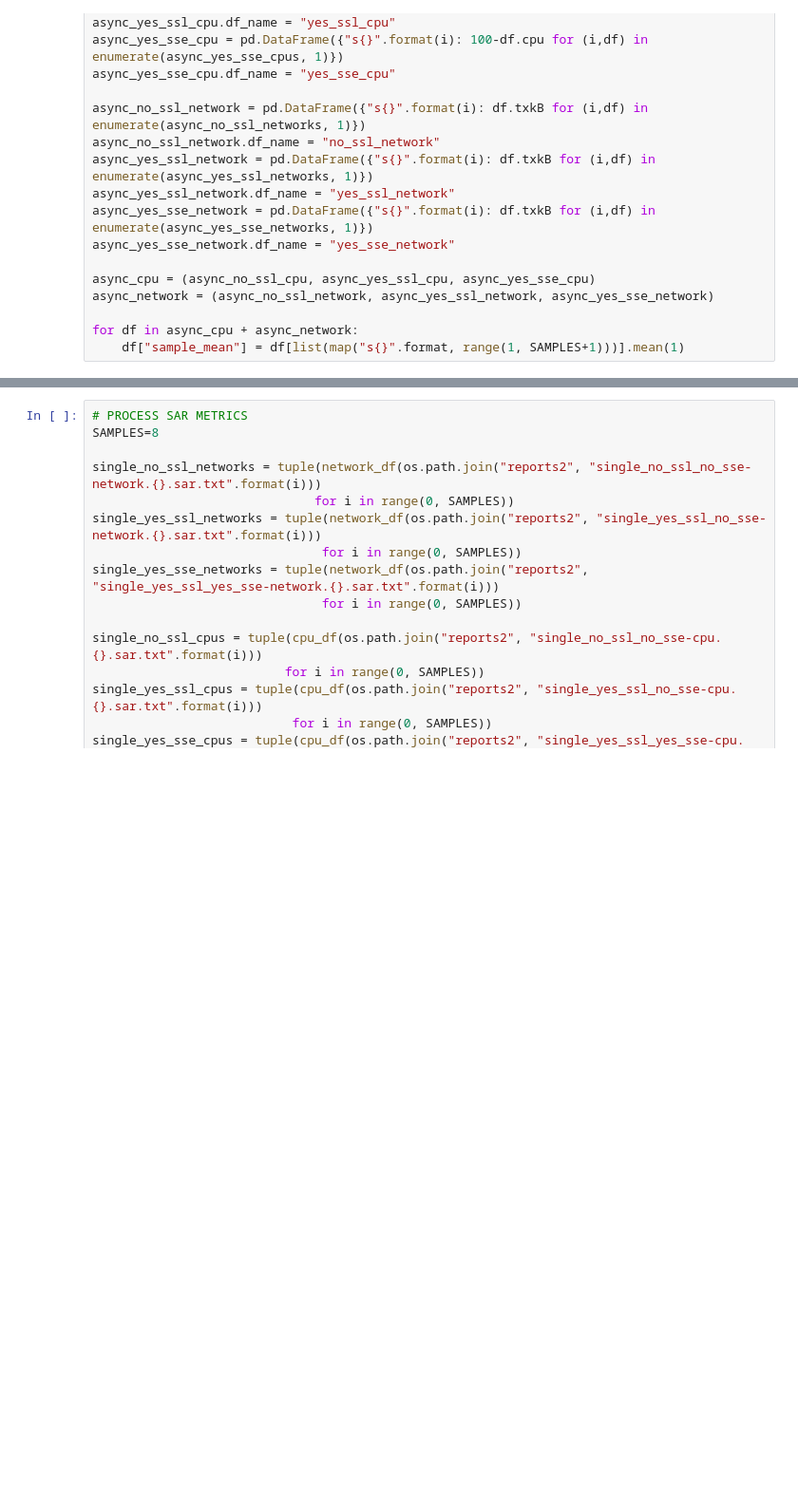
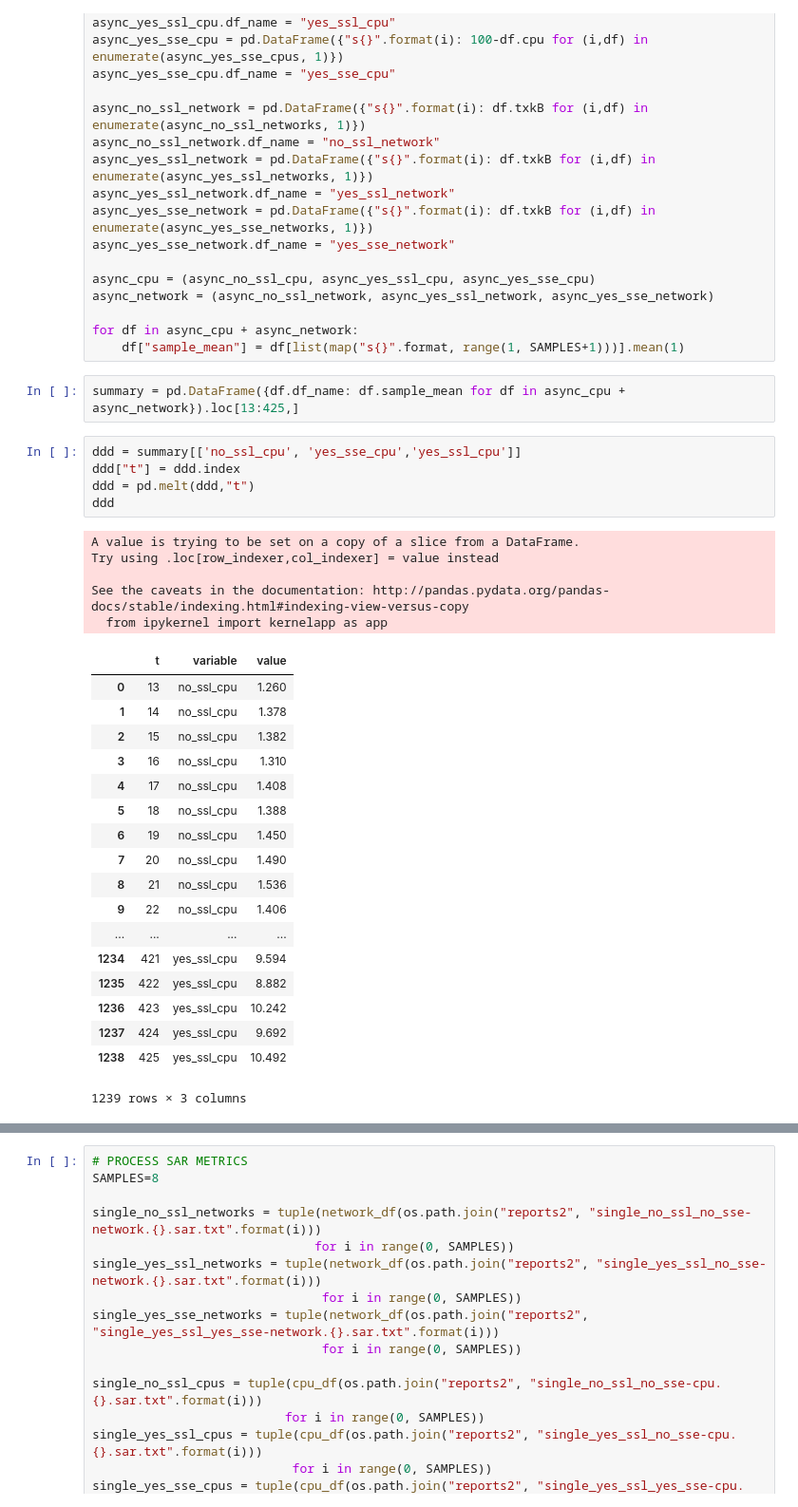
Before and after one commit to philipsoutham/aws-encryption-performance, a Jupyter notebook: To crypto, or not to crypto....ipynb, the cells around one changed output, grey strips where cells are left out. Shown: that part at 95% size. Drawn from its saved outputs; the diff is of its cells as text; blank space fills up the shorter version.

```diff
--- a/To crypto, or not to crypto....ipynb
+++ b/To crypto, or not to crypto....ipynb
@@ -192,3 +64,34 @@ async_network = (async_no_ssl_network, async_yes_ssl_network, async_yes_sse_netw
 
 for df in async_cpu + async_network:
     df["sample_mean"] = df[list(map("s{}".format, range(1, SAMPLES+1)))].mean(1)
+# %%
+summary = pd.DataFrame({df.df_name: df.sample_mean for df in async_cpu + async_network}).loc[13:425,]
+# %%
+ddd = summary[['no_ssl_cpu', 'yes_sse_cpu','yes_ssl_cpu']]
+ddd["t"] = ddd.index
+ddd = pd.melt(ddd,"t")
+ddd
+# %% [output]
+A value is trying to be set on a copy of a slice from a DataFrame.
+Try using .loc[row_indexer,col_indexer] = value instead
+
+See the caveats in the documentation: http://pandas.pydata.org/pandas-docs/stable/indexing.html#indexing-view-versus-copy
+  from ipykernel import kernelapp as app
+|  | t | variable | value |
+| 0 | 13 | no_ssl_cpu | 1.260 |
+| 1 | 14 | no_ssl_cpu | 1.378 |
+| 2 | 15 | no_ssl_cpu | 1.382 |
+| 3 | 16 | no_ssl_cpu | 1.310 |
+| 4 | 17 | no_ssl_cpu | 1.408 |
+| 5 | 18 | no_ssl_cpu | 1.388 |
+| 6 | 19 | no_ssl_cpu | 1.450 |
+| 7 | 20 | no_ssl_cpu | 1.490 |
+| 8 | 21 | no_ssl_cpu | 1.536 |
+| 9 | 22 | no_ssl_cpu | 1.406 |
+| ... | ... | ... | ... |
+| 1234 | 421 | yes_ssl_cpu | 9.594 |
+| 1235 | 422 | yes_ssl_cpu | 8.882 |
+| 1236 | 423 | yes_ssl_cpu | 10.242 |
+| 1237 | 424 | yes_ssl_cpu | 9.692 |
+| 1238 | 425 | yes_ssl_cpu | 10.492 |
+1239 rows × 3 columns
```
Also changed, not shown: parts of 34 cells of this notebook, 3 other files.
